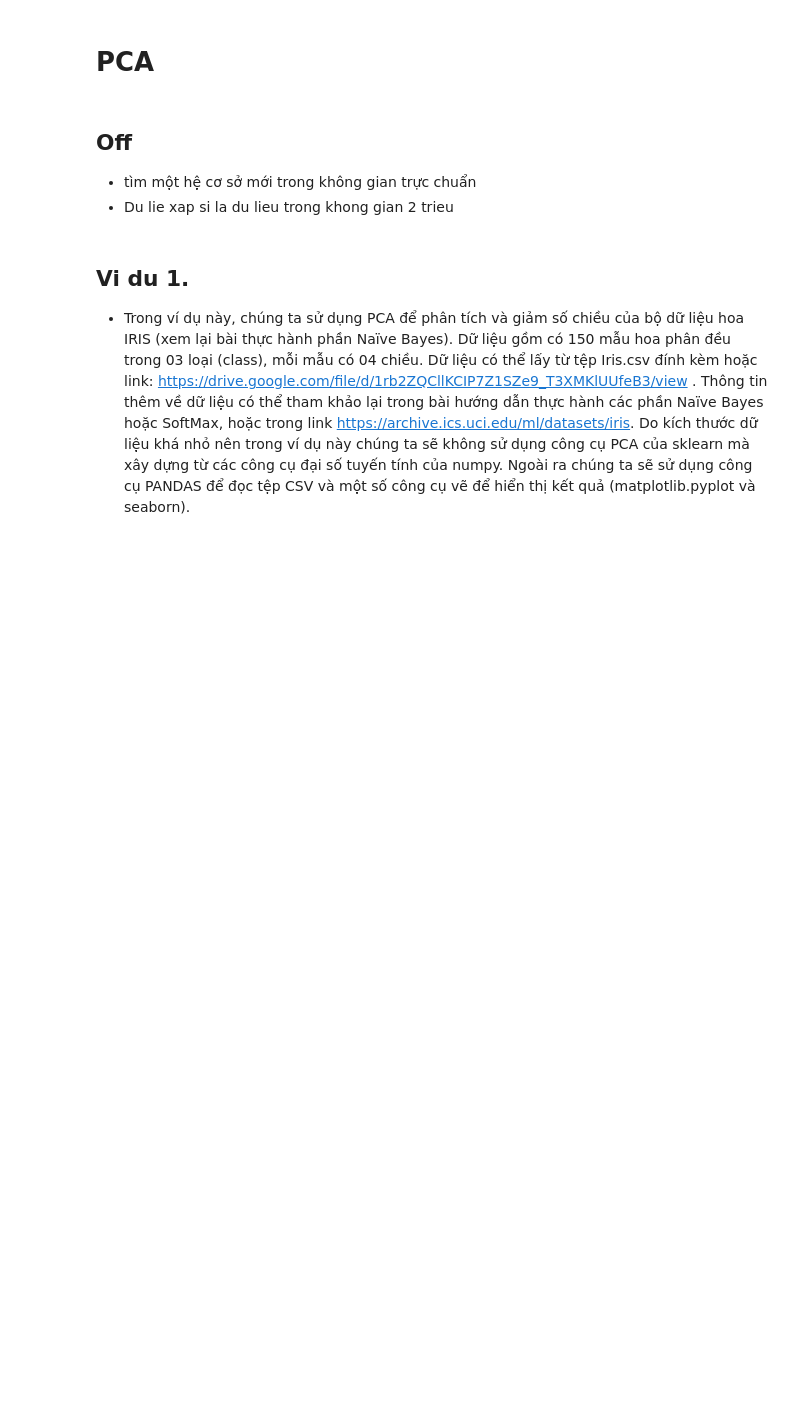
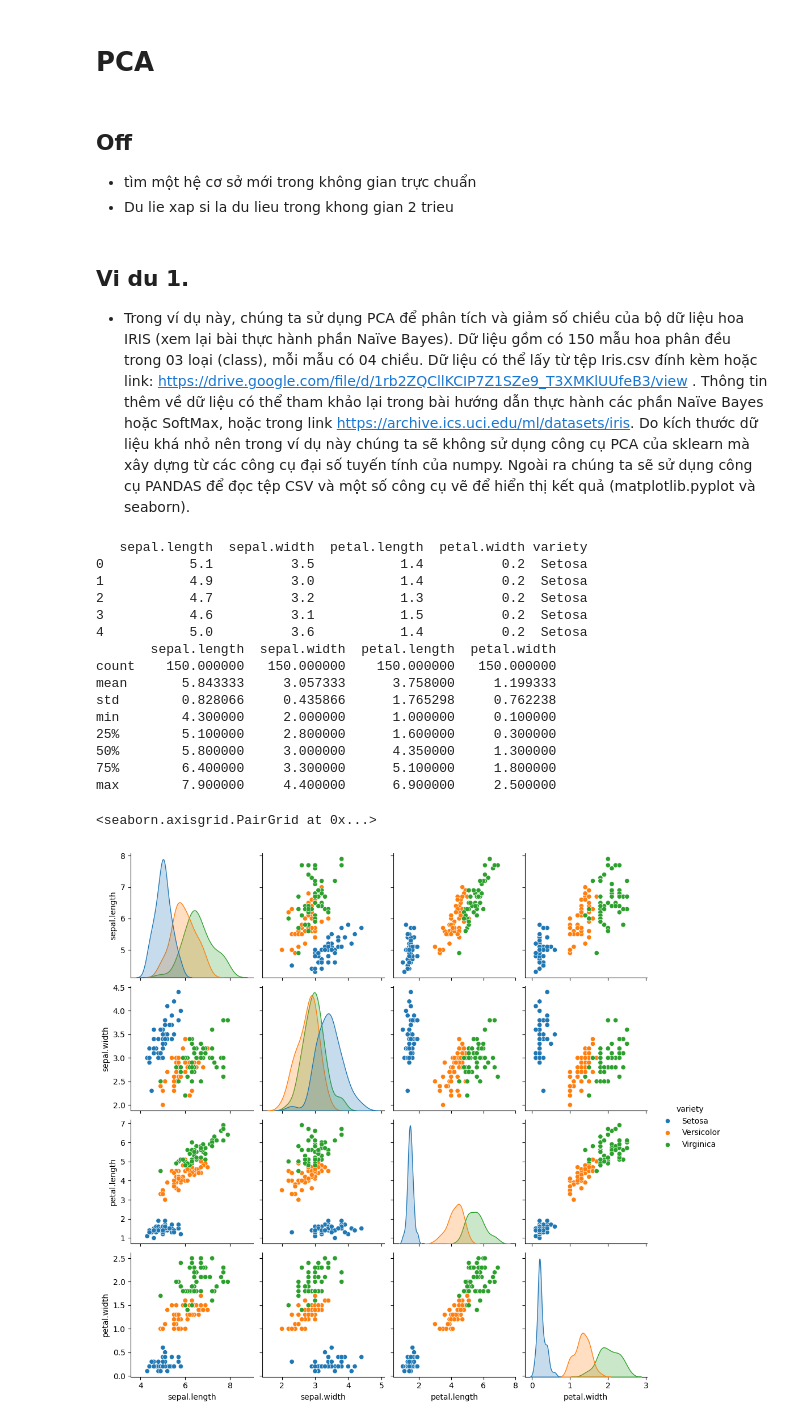
Before and after one commit to vutiendat2302/hocky-2-nam-3-toantin-, a Jupyter notebook: machine_learning/exercise/ex5/23000111_VuTienDat_Principle_Components_Analysis.ipynb, the cells around one changed output. Cells and saved outputs as stored; diff of their text form; code cells hidden in the pictures; blank space fills up the shorter version.

```diff
--- a/machine_learning/exercise/ex5/23000111_VuTienDat_Principle_Components_Analysis.ipynb
+++ b/machine_learning/exercise/ex5/23000111_VuTienDat_Principle_Components_Analysis.ipynb
@@ -23,2 +25,24 @@ import seaborn as sns
 # %%
-df = pd.read_csv("iris")
+df = pd.read_csv("iris.csv")
+print(df.head(5))
+print(df.describe())
+
+sns.pairplot(df, hue = 'variety')
+# %% [output]
+   sepal.length  sepal.width  petal.length  petal.width variety
+0           5.1          3.5           1.4          0.2  Setosa
+1           4.9          3.0           1.4          0.2  Setosa
+2           4.7          3.2           1.3          0.2  Setosa
+3           4.6          3.1           1.5          0.2  Setosa
+4           5.0          3.6           1.4          0.2  Setosa
+       sepal.length  sepal.width  petal.length  petal.width
+count    150.000000   150.000000    150.000000   150.000000
+mean       5.843333     3.057333      3.758000     1.199333
+std        0.828066     0.435866      1.765298     0.762238
+min        4.300000     2.000000      1.000000     0.100000
+25%        5.100000     2.800000      1.600000     0.300000
+50%        5.800000     3.000000      4.350000     1.300000
+75%        6.400000     3.300000      5.100000     1.800000
+max        7.900000     4.400000      6.900000     2.500000
+<seaborn.axisgrid.PairGrid at 0x...>
+[figure, added]
```
Also changed, not shown: parts of 12 cells of this notebook, 30 other files.
